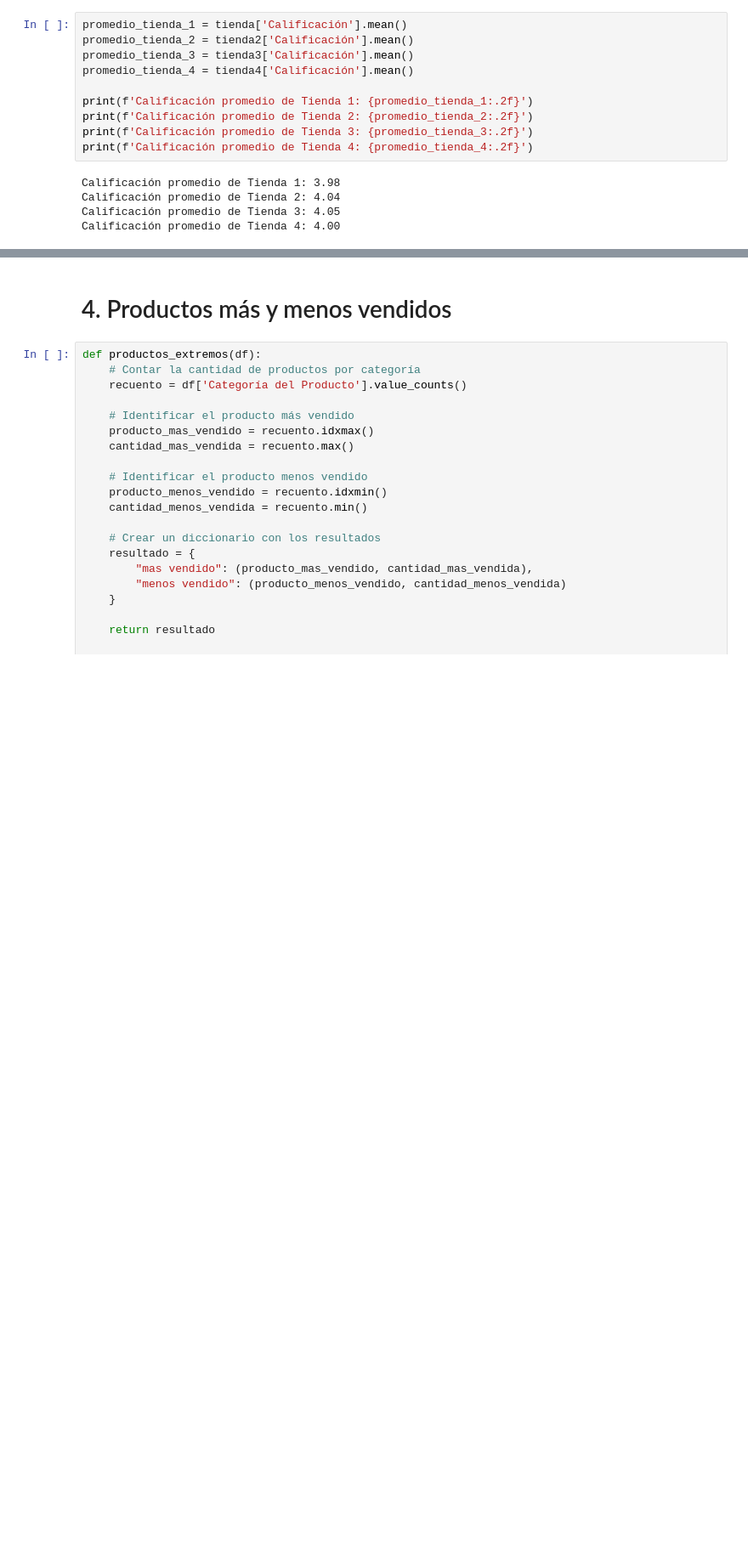
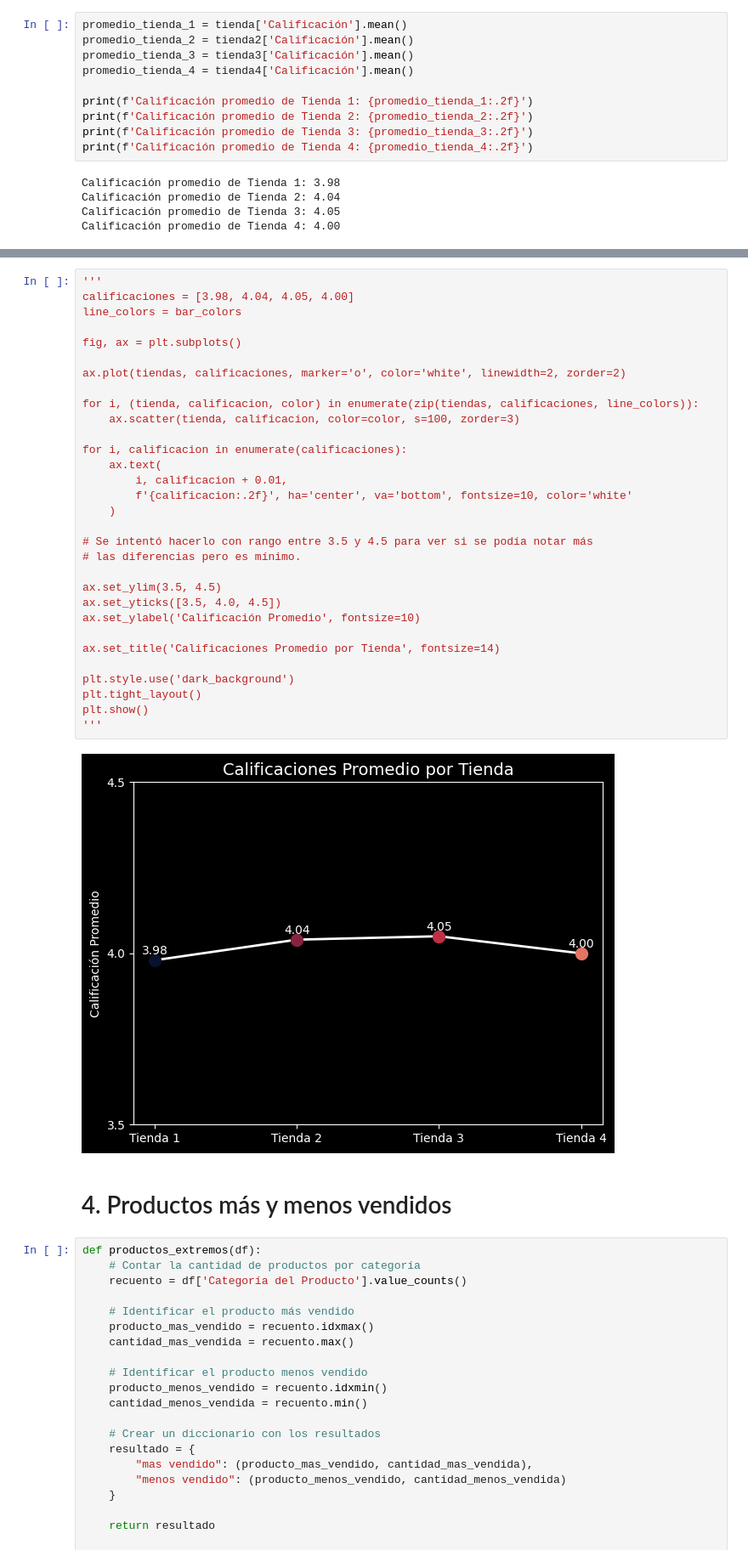
Before and after one commit to zenyonki/alura_store, a Jupyter notebook: AluraStoreLatam.ipynb, the cells around one changed output, grey strips where cells are left out. Shown: that part at 85% size. Drawn from its saved outputs; the diff is of its cells as text; blank space fills up the shorter version.

Commit message:
Prueba de nueva gráfica en valoración promedio por tienda.

```diff
--- a/AluraStoreLatam.ipynb
+++ b/AluraStoreLatam.ipynb
@@ -331,3 +352,36 @@ plt.show()
+# %%
+'''
+calificaciones = [3.98, 4.04, 4.05, 4.00]
+line_colors = bar_colors
+
+fig, ax = plt.subplots()
+
+ax.plot(tiendas, calificaciones, marker='o', color='white', linewidth=2, zorder=2)
+
+for i, (tienda, calificacion, color) in enumerate(zip(tiendas, calificaciones, line_colors)):
+    ax.scatter(tienda, calificacion, color=color, s=100, zorder=3)
+
+for i, calificacion in enumerate(calificaciones):
+    ax.text(
+        i, calificacion + 0.01,
+        f'{calificacion:.2f}', ha='center', va='bottom', fontsize=10, color='white'
+    )
+
+# Se intentó hacerlo con rango entre 3.5 y 4.5 para ver si se podía notar más
+# las diferencias pero es mínimo.
+
+ax.set_ylim(3.5, 4.5)
+ax.set_yticks([3.5, 4.0, 4.5])
+ax.set_ylabel('Calificación Promedio', fontsize=10)
+
+ax.set_title('Calificaciones Promedio por Tienda', fontsize=14)
+
+plt.style.use('dark_background')
+plt.tight_layout()
+plt.show()
+'''
+# %% [output]
+[figure, added]
 # %% [markdown]
 # 4. Productos más y menos vendidos
 # %%
```
Also changed, not shown: parts of 8 cells of this notebook.
